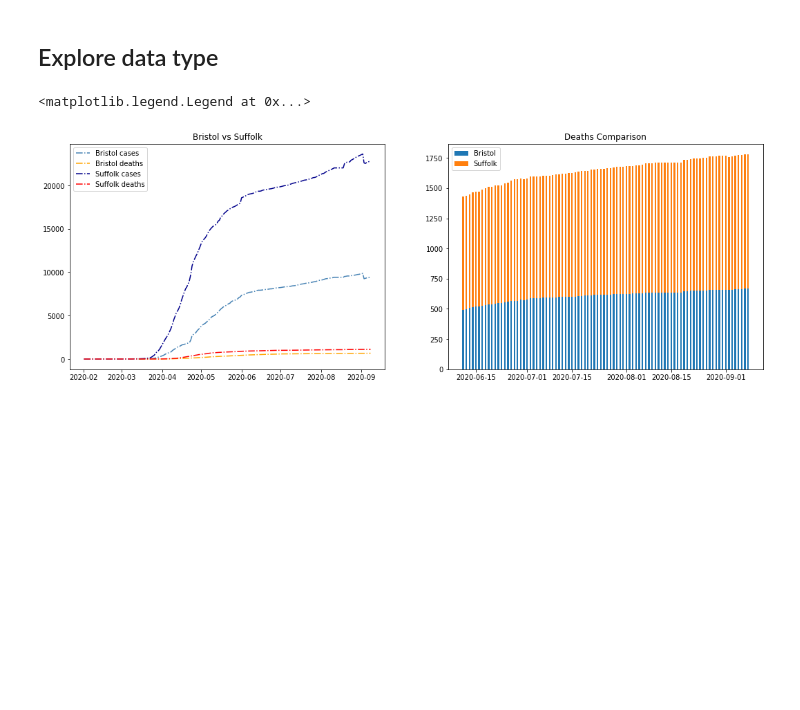
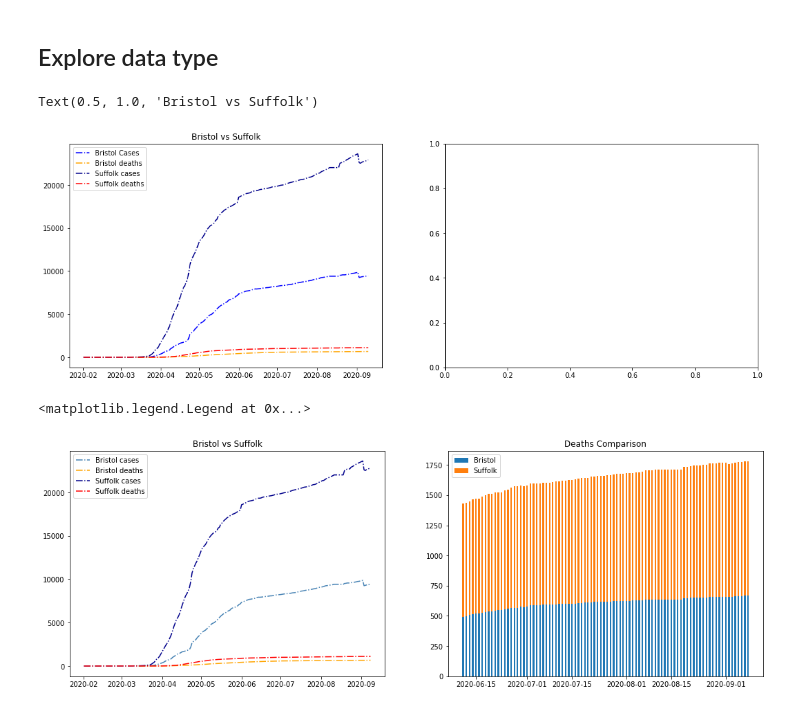
Before and after one commit to ANDOOR/DataVizFall2020_Colab, a Jupyter notebook: Class_Activity_Lec03.ipynb, the cells around one changed output. Saved outputs shown, nothing was run; the diff lists cells and outputs as text; code cells hidden in the pictures; blank space fills up the shorter version.

Commit message:
Commit multi line plot

```diff
--- a/Class_Activity_Lec03.ipynb
+++ b/Class_Activity_Lec03.ipynb
@@ -105,6 +107,19 @@ get_county_stat(df,df_bristol).head()
 # %%
 df_Bristol = get_county_stat(df,25005)
 df_Suffolk = get_county_stat(df,25025)
+# %%
+f,ax = plt.subplots(1,2,figsize=(18,6))
+
+ax[0].plot(df_Bristol.index,df_Bristol.cases,c='b',ls='-.',label='Bristol Cases',fillstyle='none')
+#ax[0].plot(df_Bristol.index,df_Bristol.cases,'-.',color='steelblue',label='Bristol cases')
+ax[0].plot(df_Bristol.index,df_Bristol.deaths,c='orange',ls='-.',label='Bristol deaths',fillstyle='none')
+ax[0].plot(df_Suffolk.index,df_Suffolk.cases,c='darkblue',ls='-.',label='Suffolk cases',fillstyle='none')
+ax[0].plot(df_Suffolk.index,df_Suffolk.deaths,c='red',ls='-.',label='Suffolk deaths',fillstyle='none')
+ax[0].legend()
+ax[0].set_title('Bristol vs Suffolk')
+# %% [output]
+Text(0.5, 1.0, 'Bristol vs Suffolk')
+[figure, added]
 # %%
 f,ax = plt.subplots(1,2,figsize=(18,6))
 ADD CODE HERE - (4)
```
Also changed, not shown: parts of 3 cells of this notebook.
